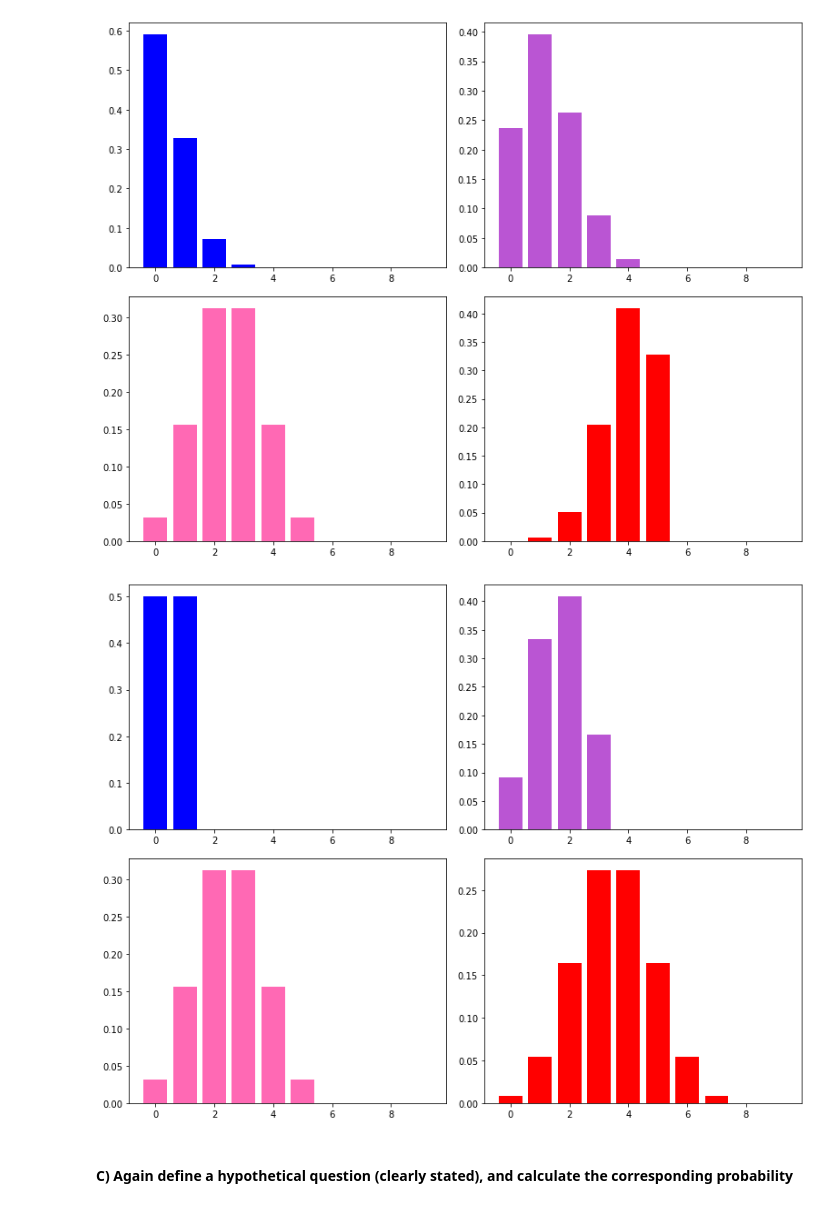
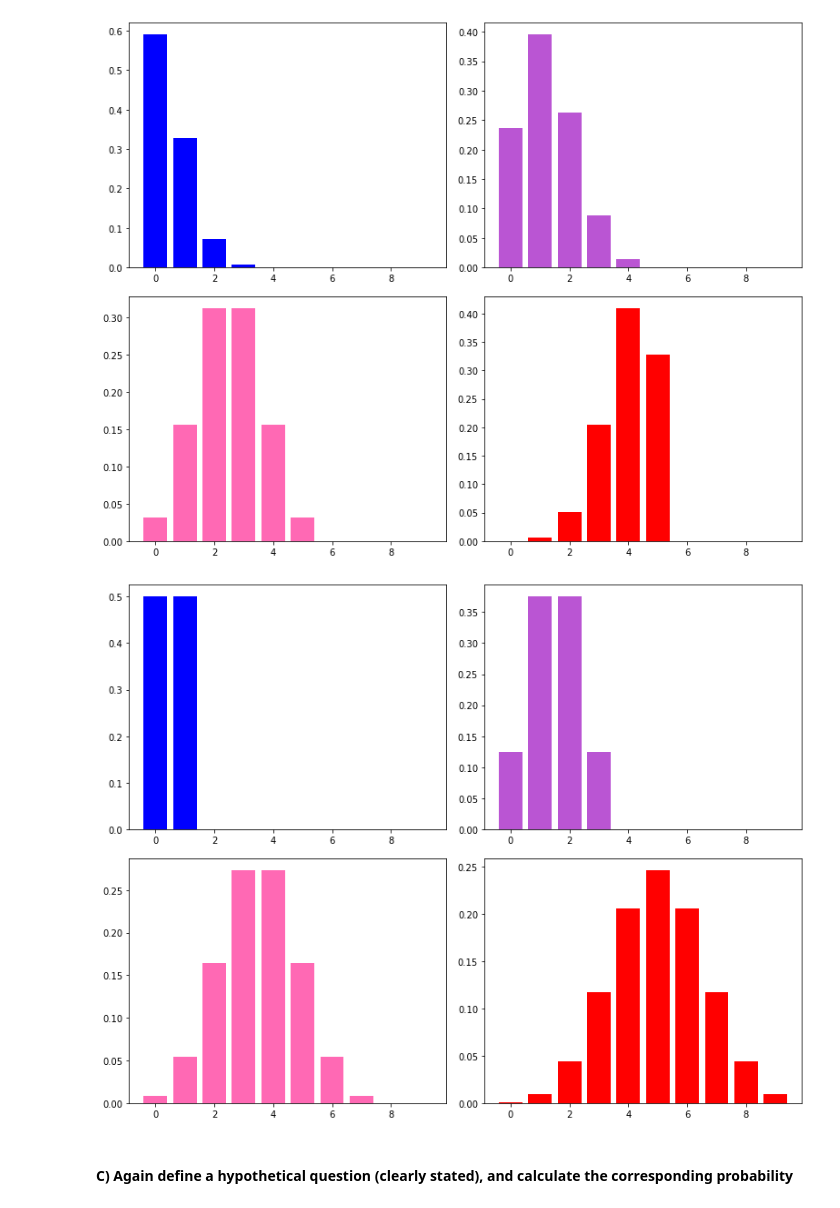
Before and after one commit to lexie98/Physics434, a Jupyter notebook: Lab1.ipynb, the cells around one changed output. Saved outputs shown, nothing was run; the diff lists cells and outputs as text; code cells hidden in the pictures.

```diff
--- a/Lab1.ipynb
+++ b/Lab1.ipynb
@@ -138,6 +166,9 @@ stats.lognorm.cdf
 # %% [markdown]
 #### B) Make a series of plots with different parameters; and explain the features. (Hint: your plots will need to be discrete, sometimes 'stairs' style plots can be helpful).
 # %%
+# In this series of plots I am changing the probabilty of getting 5 successes.
+x = np.arange(0, 10,1)
+
 fig, ax = plt.subplots(2,2)
 fig.set_size_inches(11,8.5)
 
@@ -153,19 +184,20 @@ ax[1,1].bar(x, stats.binom.pmf(x,5, 0.8), color='r');
 # %% [output]
 [figure]
 # %%
+#In this set of plots, I maintain the probability to be 50% while changing the number of experiments.
 fig, ax = plt.subplots(2,2)
 fig.set_size_inches(11,8.5)
 
 fig.tight_layout()
 
 ax[0,0].bar(x, stats.binom.pmf(x,1, 0.5), color='b')
 
-ax[0,1].bar(x, stats.binom.pmf(x,3, 0.55), facecolor='MediumOrchid')
+ax[0,1].bar(x, stats.binom.pmf(x,3, 0.5), facecolor='MediumOrchid')
 
-ax[1,0].bar(x,stats.binom.pmf(x,5, 0.5), facecolor='HotPink')
+ax[1,0].bar(x,stats.binom.pmf(x,7, 0.5), facecolor='HotPink')
 
-ax[1,1].bar(x, stats.binom.pmf(x,7, 0.5), color='r');
+ax[1,1].bar(x, stats.binom.pmf(x,10, 0.5), color='r');
 # %% [output]
-[figure, old version]
+[figure, new version]
 # %% [markdown]
 #### C) Again define a hypothetical question (clearly stated), and calculate the corresponding probability
```
Also changed, not shown: parts of 14 cells of this notebook.
